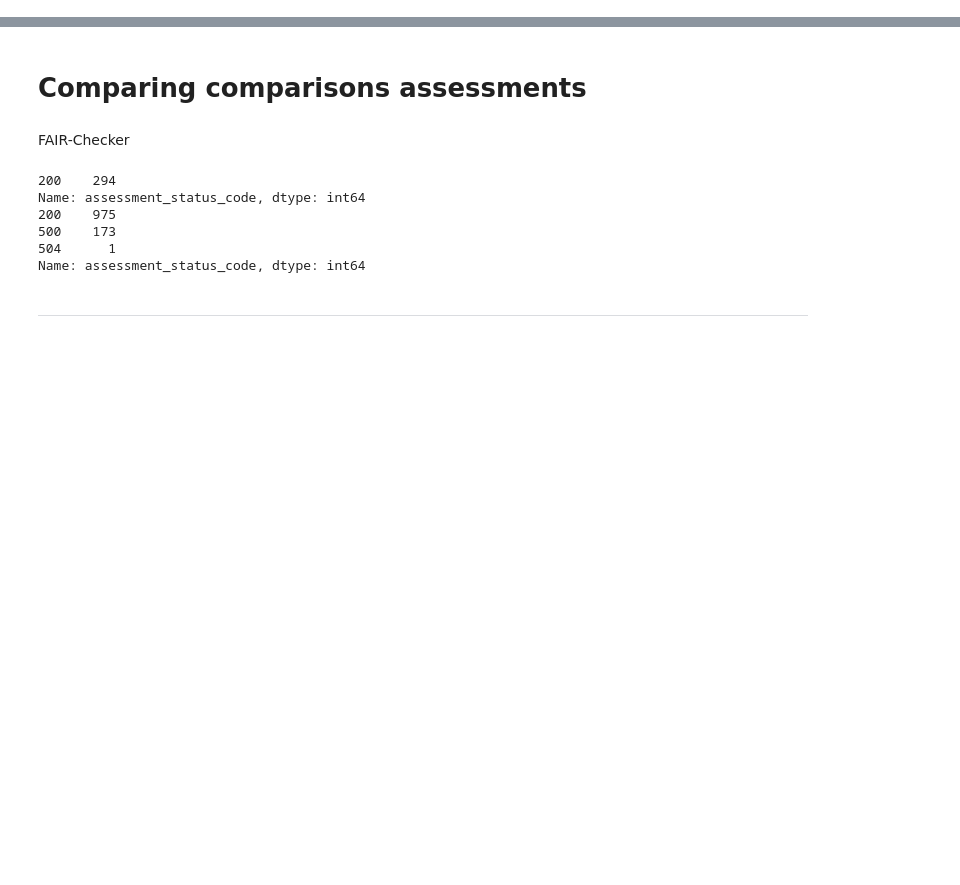
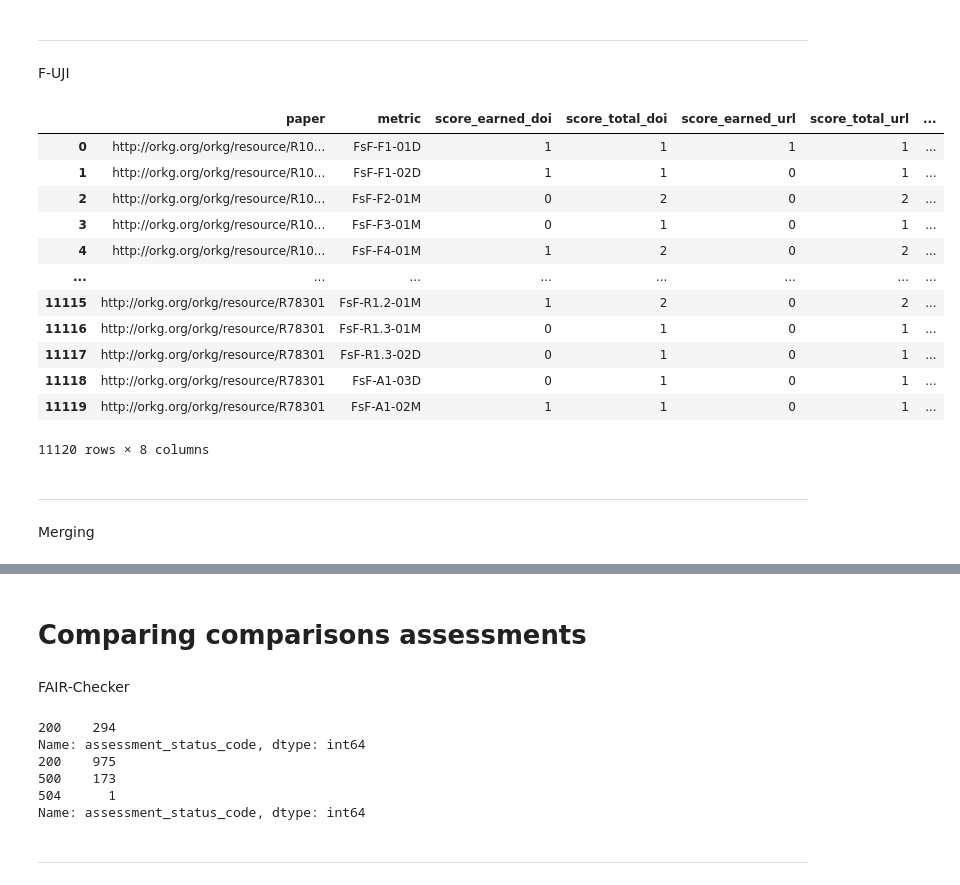
Before and after one commit to mwurzbacher/FAIRness-assessment-tools-evaluation-using-ORKG, a Jupyter notebook: Comparisons_graphs.ipynb, the cells around one changed output, grey strips where cells are left out. Saved outputs shown, nothing was run; the diff lists cells and outputs as text; code cells hidden in the pictures; blank space fills up the shorter version.

```diff
--- a/Comparisons_graphs.ipynb
+++ b/Comparisons_graphs.ipynb
@@ -67,0 +145,28 @@ def adjust_fes_metric_names(mname):
+# %% [markdown]
+________________________________________________________________________
+# %% [markdown]
+F-UJI
+# %%
+fuji_papers_doi_df = pd.read_csv("assessed_data/paper_doi_df_F-UJI_assessment.csv", index_col=0)
+fuji_papers_url_df = pd.read_csv("assessed_data/paper_url_df_F-UJI_assessment.csv", index_col=0)
+fuji_papers_std_df = pd.read_csv("assessed_data/paper_stdurl_df_F-UJI_assessment.csv", index_col=0)
+# %%
+fuji_papers_doi_url_df = pd.merge(fuji_papers_doi_df, fuji_papers_url_df, on=["paper", "metric"], suffixes=("_doi", "_url"))
+fuji_papers_all_df = pd.merge(fuji_papers_doi_url_df, fuji_papers_std_df, on=["paper", "metric"])
+fuji_papers_all_df = fuji_papers_all_df[["paper", "metric", "score_earned_doi", "score_total_doi", "score_earned_url", "score_total_url", "score_earned", "score_total"]]
+fuji_papers_all_df.rename(columns={"score_earned": "score_earned_std", "score_total": "score_total_std"}, inplace=True)
+fuji_papers_all_df
+# %% [output]
+|  | paper | metric | score_earned_doi | score_total_doi | score_earned_url | score_total_url | ... |
+| 0 | http://orkg.org/orkg/resource/R10... | FsF-F1-01D | 1 | 1 | 1 | 1 | ... |
+| 1 | http://orkg.org/orkg/resource/R10... | FsF-F1-02D | 1 | 1 | 0 | 1 | ... |
+| 2 | http://orkg.org/orkg/resource/R10... | FsF-F2-01M | 0 | 2 | 0 | 2 | ... |
+| 3 | http://orkg.org/orkg/resource/R10... | FsF-F3-01M | 0 | 1 | 0 | 1 | ... |
+| 4 | http://orkg.org/orkg/resource/R10... | FsF-F4-01M | 1 | 2 | 0 | 2 | ... |
+| ... | ... | ... | ... | ... | ... | ... | ... |
+| 11115 | http://orkg.org/orkg/resource/R78301 | FsF-R1.2-01M | 1 | 2 | 0 | 2 | ... |
+| 11116 | http://orkg.org/orkg/resource/R78301 | FsF-R1.3-01M | 0 | 1 | 0 | 1 | ... |
+| 11117 | http://orkg.org/orkg/resource/R78301 | FsF-R1.3-02D | 0 | 1 | 0 | 1 | ... |
+| 11118 | http://orkg.org/orkg/resource/R78301 | FsF-A1-03D | 0 | 1 | 0 | 1 | ... |
+| 11119 | http://orkg.org/orkg/resource/R78301 | FsF-A1-02M | 1 | 1 | 0 | 1 | ... |
+11120 rows × 8 columns
@@ -67,0 +189,4 @@ def adjust_fes_metric_names(mname):
+# %% [markdown]
+_________________________________________________________________________________
+# %% [markdown]
+Merging
```
Also changed, not shown: parts of 25 cells of this notebook.
